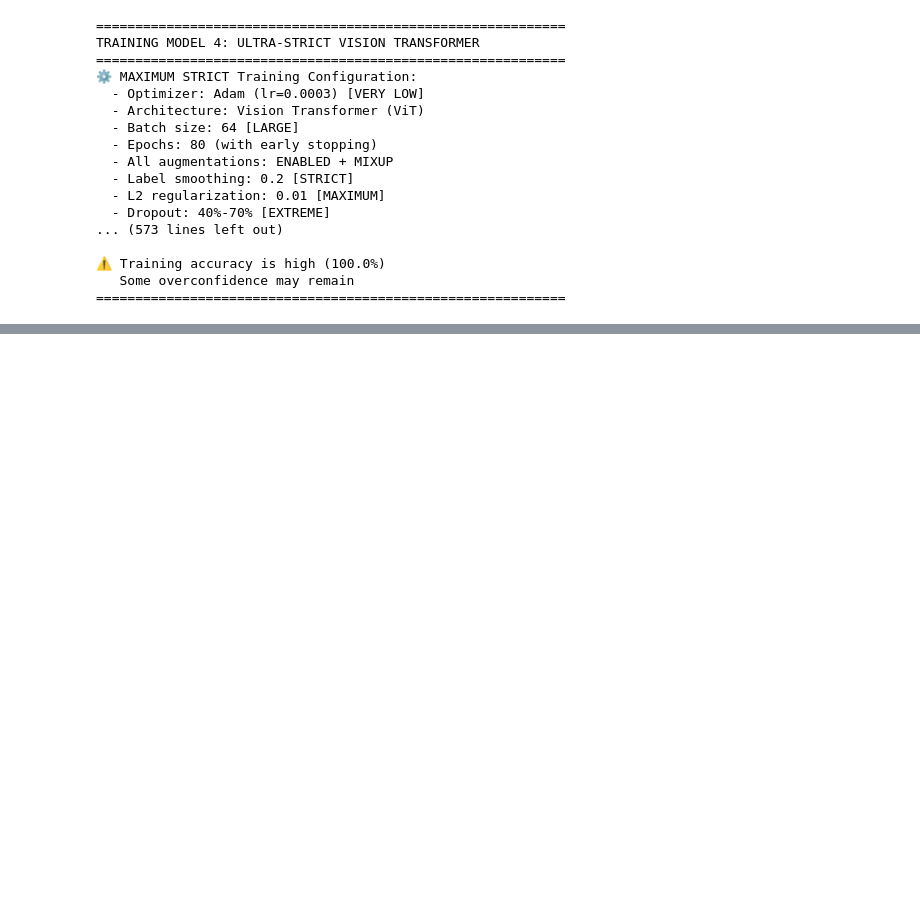
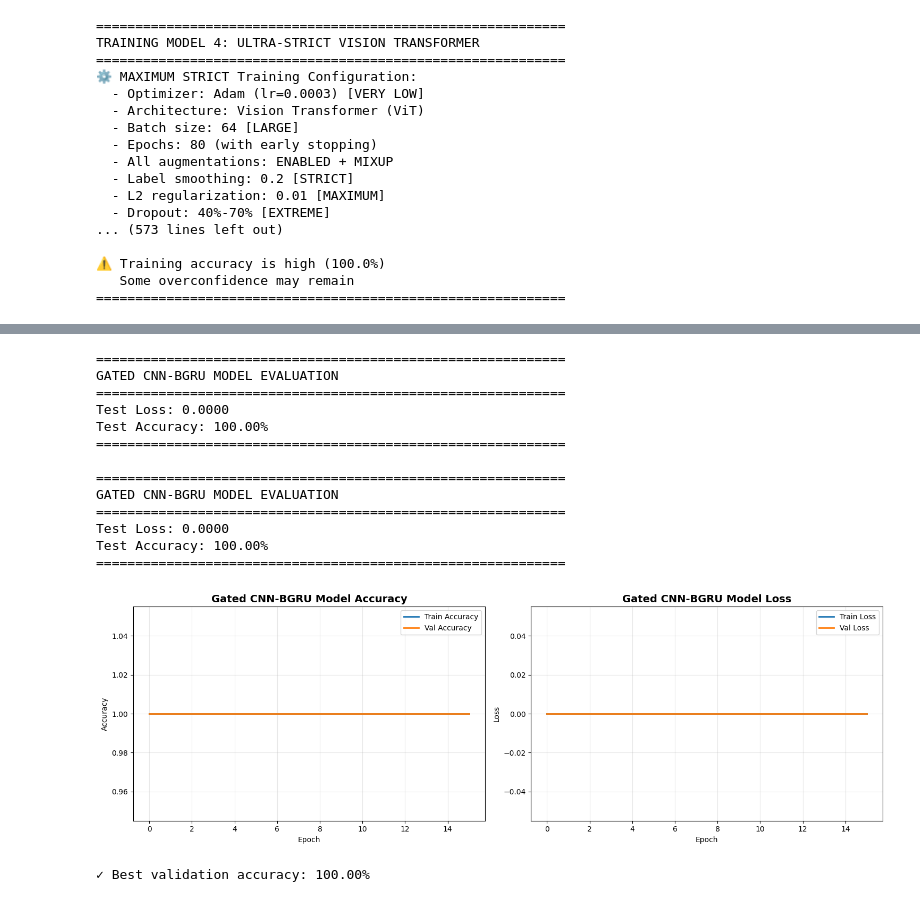
Before and after one commit to Ashis-Mishra07/RP_Project, a Jupyter notebook: model_building.ipynb, the cells around one changed output, grey strips where cells are left out. Cells and saved outputs as stored; diff of their text form; code cells hidden in the pictures; blank space fills up the shorter version.

```diff
--- a/model_building.ipynb
+++ b/model_building.ipynb
@@ -2542,0 +2728,13 @@ TRAINING MODEL 4: ULTRA-STRICT VISION TRANSFORMER
+# %%
+# Import Adam optimizer
+from tensorflow.keras.optimizers import Adam
+
+# Compile the Gated CNN-BGRU model
+gated_cnn_bgru_model.compile(
+    optimizer=Adam(learning_rate=0.001),
+    loss='categorical_crossentropy',
+    metrics=['accuracy']
+)
+
+print("✓ Gated CNN-BGRU model compiled successfully")
+print(f"Total parameters: {gated_cnn_bgru_model.count_params():,}")
@@ -2542,0 +2804,52 @@ TRAINING MODEL 4: ULTRA-STRICT VISION TRANSFORMER
+# %%
+# Evaluate Gated CNN-BGRU Model
+test_loss_gated, test_accuracy_gated = gated_cnn_bgru_model.evaluate(X_test, y_test, verbose=0)
+
+print("\n" + "="*60)
+print("GATED CNN-BGRU MODEL EVALUATION")
+print("="*60)
+print(f"Test Loss: {test_loss_gated:.4f}")
+print(f"Test Accuracy: {test_accuracy_gated*100:.2f}%")
+print("="*60)
+
+# Plot training history
+fig, axes = plt.subplots(1, 2, figsize=(15, 5))
+
+# Plot accuracy
+axes[0].plot(gated_cnn_bgru_history.history['accuracy'], label='Train Accuracy', linewidth=2)
+axes[0].plot(gated_cnn_bgru_history.history['val_accuracy'], label='Val Accuracy', linewidth=2)
+axes[0].set_title('Gated CNN-BGRU Model Accuracy', fontsize=14, fontweight='bold')
+axes[0].set_xlabel('Epoch')
+axes[0].set_ylabel('Accuracy')
+axes[0].legend()
+axes[0].grid(True, alpha=0.3)
+
+# Plot loss
+axes[1].plot(gated_cnn_bgru_history.history['loss'], label='Train Loss', linewidth=2)
+axes[1].plot(gated_cnn_bgru_history.history['val_loss'], label='Val Loss', linewidth=2)
+axes[1].set_title('Gated CNN-BGRU Model Loss', fontsize=14, fontweight='bold')
+axes[1].set_xlabel('Epoch')
+axes[1].set_ylabel('Loss')
+axes[1].legend()
+axes[1].grid(True, alpha=0.3)
+
+plt.tight_layout()
+plt.show()
+
+print(f"\n✓ Best validation accuracy: {max(gated_cnn_bgru_history.history['val_accuracy'])*100:.2f}%")
+# %% [output]
+============================================================
+GATED CNN-BGRU MODEL EVALUATION
+============================================================
+Test Loss: 0.0000
+Test Accuracy: 100.00%
+============================================================
+
+============================================================
+GATED CNN-BGRU MODEL EVALUATION
+============================================================
+Test Loss: 0.0000
+Test Accuracy: 100.00%
+============================================================
+[figure, added]
+✓ Best validation accuracy: 100.00%
```
Also changed, not shown: parts of 6 cells of this notebook, 10 other files.
